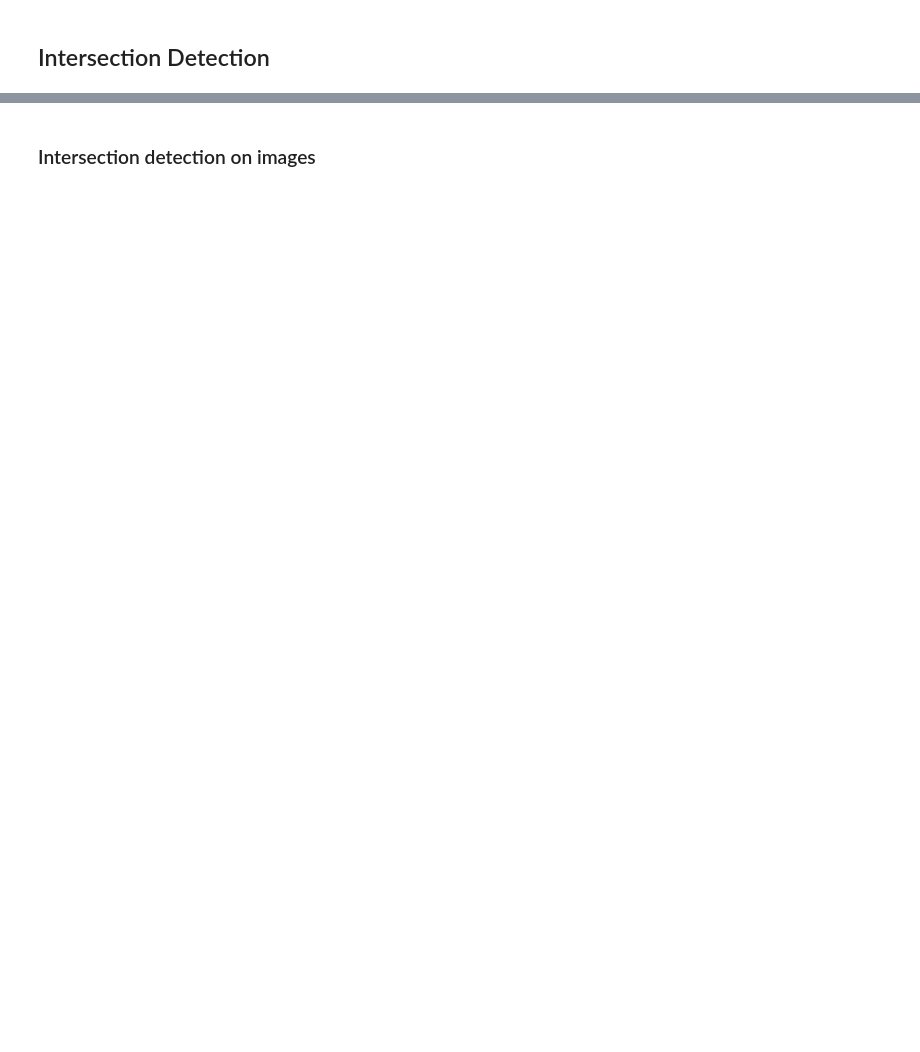
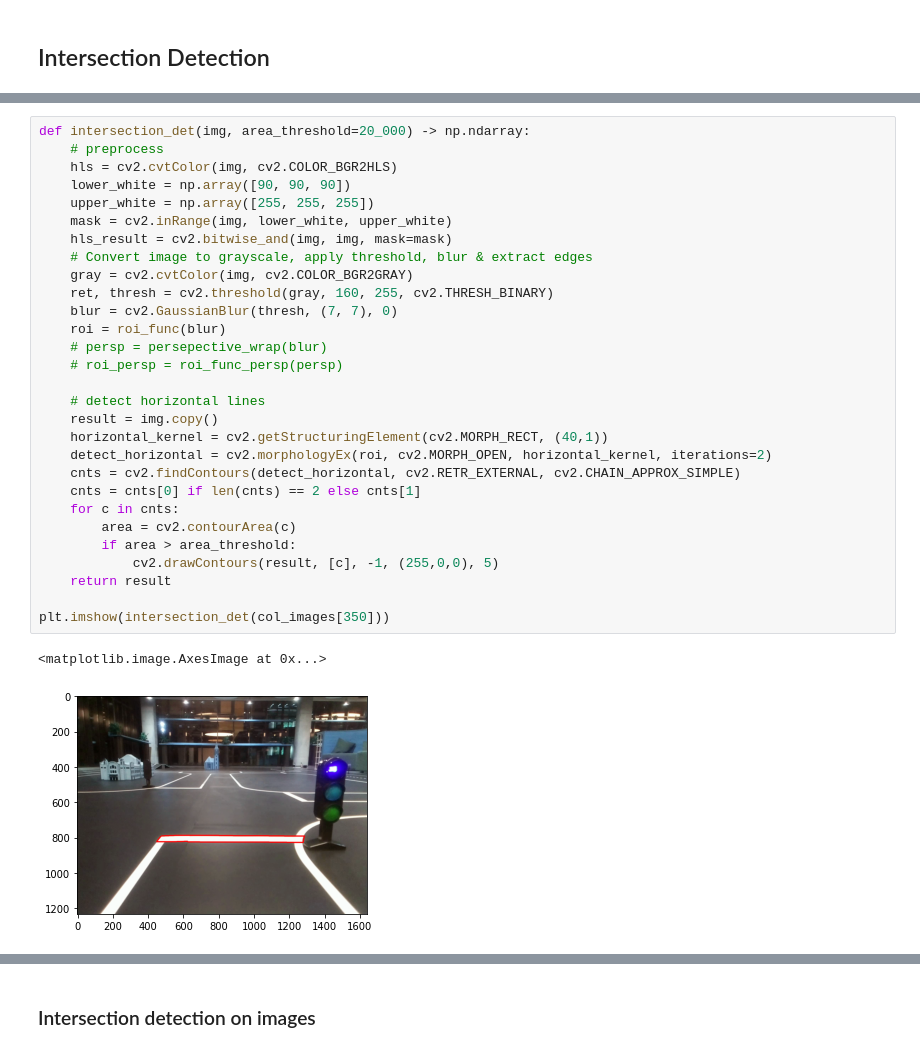
Before and after one commit to Kaushal1011/akatsuki_au_bfmc21, a Jupyter notebook: nbs/intersection_det.ipynb, the cells around one changed output, grey strips where cells are left out. Drawn from its saved outputs; the diff is of its cells as text; blank space fills up the shorter version.

Commit message:
improved intersection detection

```diff
--- a/nbs/intersection_det.ipynb
+++ b/nbs/intersection_det.ipynb
@@ -81,0 +173,32 @@ plt.imshow(col_images[200])
+# %%
+def intersection_det(img, area_threshold=20_000) -> np.ndarray:
+    # preprocess
+    hls = cv2.cvtColor(img, cv2.COLOR_BGR2HLS)
+    lower_white = np.array([90, 90, 90])
+    upper_white = np.array([255, 255, 255])
+    mask = cv2.inRange(img, lower_white, upper_white)
+    hls_result = cv2.bitwise_and(img, img, mask=mask)
+    # Convert image to grayscale, apply threshold, blur & extract edges
+    gray = cv2.cvtColor(img, cv2.COLOR_BGR2GRAY)
+    ret, thresh = cv2.threshold(gray, 160, 255, cv2.THRESH_BINARY)
+    blur = cv2.GaussianBlur(thresh, (7, 7), 0)
+    roi = roi_func(blur)
+    # persp = persepective_wrap(blur)
+    # roi_persp = roi_func_persp(persp)
+
+    # detect horizontal lines
+    result = img.copy()
+    horizontal_kernel = cv2.getStructuringElement(cv2.MORPH_RECT, (40,1))
+    detect_horizontal = cv2.morphologyEx(roi, cv2.MORPH_OPEN, horizontal_kernel, iterations=2)
+    cnts = cv2.findContours(detect_horizontal, cv2.RETR_EXTERNAL, cv2.CHAIN_APPROX_SIMPLE)
+    cnts = cnts[0] if len(cnts) == 2 else cnts[1]
+    for c in cnts:
+        area = cv2.contourArea(c)
+        if area > area_threshold:
+            cv2.drawContours(result, [c], -1, (255,0,0), 5)
+    return result
+
+plt.imshow(intersection_det(col_images[350]))
+# %% [output]
+<matplotlib.image.AxesImage at 0x...>
+[figure, added]
```
Also changed, not shown: parts of 10 cells of this notebook.
